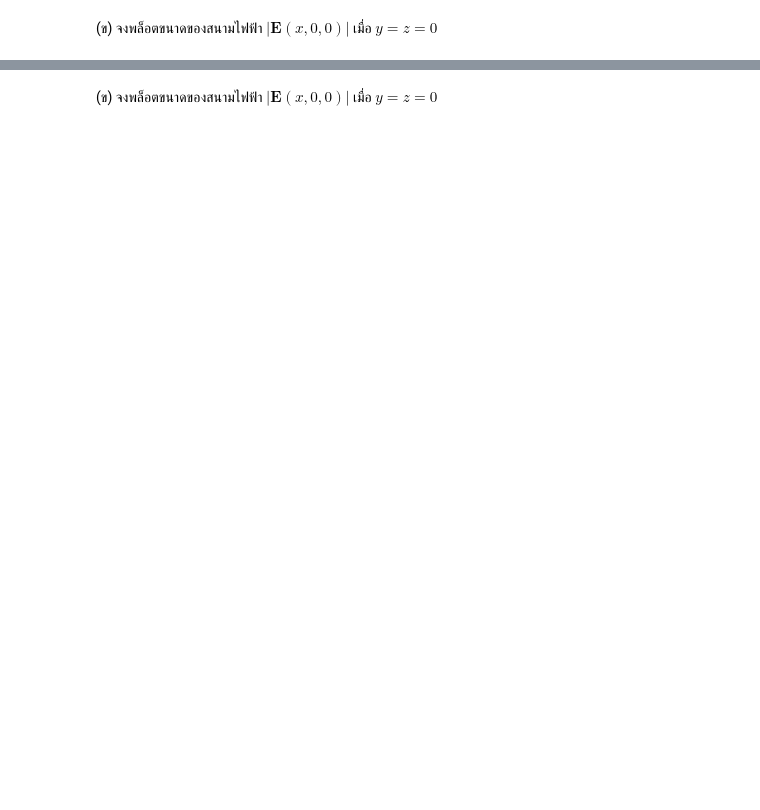
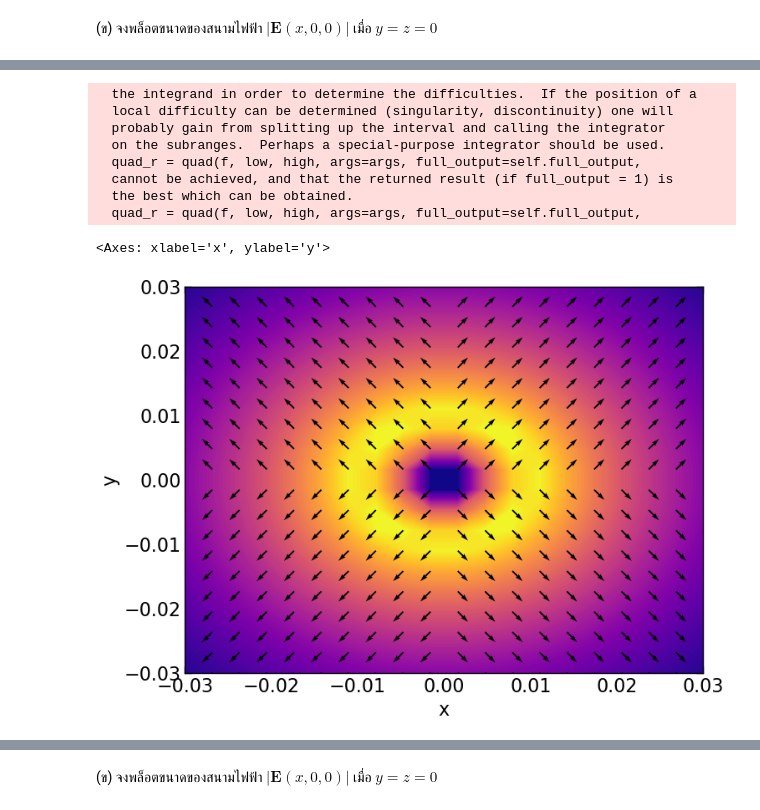
Before and after one commit to nayot/emag, a Jupyter notebook: Coaxial_HW.ipynb, the cells around one changed output, grey strips where cells are left out. Drawn from its saved outputs; the diff is of its cells as text; code cells hidden in the pictures; blank space fills up the shorter version.

```diff
--- a/Coaxial_HW.ipynb
+++ b/Coaxial_HW.ipynb
@@ -35,3 +120,17 @@ $$dq=\rho_v(r')\left\|\frac{d\mathbf{r'}}{d\rho}\times\frac{d\mathbf{r'}}{d\phi}
+# %%
+plt.figure(figsize=(7, 7))
+field_plot(E2D, x_min=-3e-2, x_max=3e-2, y_min=-3e-2, y_max=3e-2, contour=True)
+# %% [output]
+  the integrand in order to determine the difficulties.  If the position of a
+  local difficulty can be determined (singularity, discontinuity) one will
+  probably gain from splitting up the interval and calling the integrator
+  on the subranges.  Perhaps a special-purpose integrator should be used.
+  quad_r = quad(f, low, high, args=args, full_output=self.full_output,
+  cannot be achieved, and that the returned result (if full_output = 1) is
+  the best which can be obtained.
+  quad_r = quad(f, low, high, args=args, full_output=self.full_output,
+<Axes: xlabel='x', ylabel='y'>
+[figure, added]
 # %% [markdown]
 # HW2
 <img src="https://github.com/nayot/emag/blob/main/pics/Emag001.png?raw=true" alt="Image" style="width: 50%;"/>
```
Also changed, not shown: parts of 11 cells of this notebook, 4 other files.
